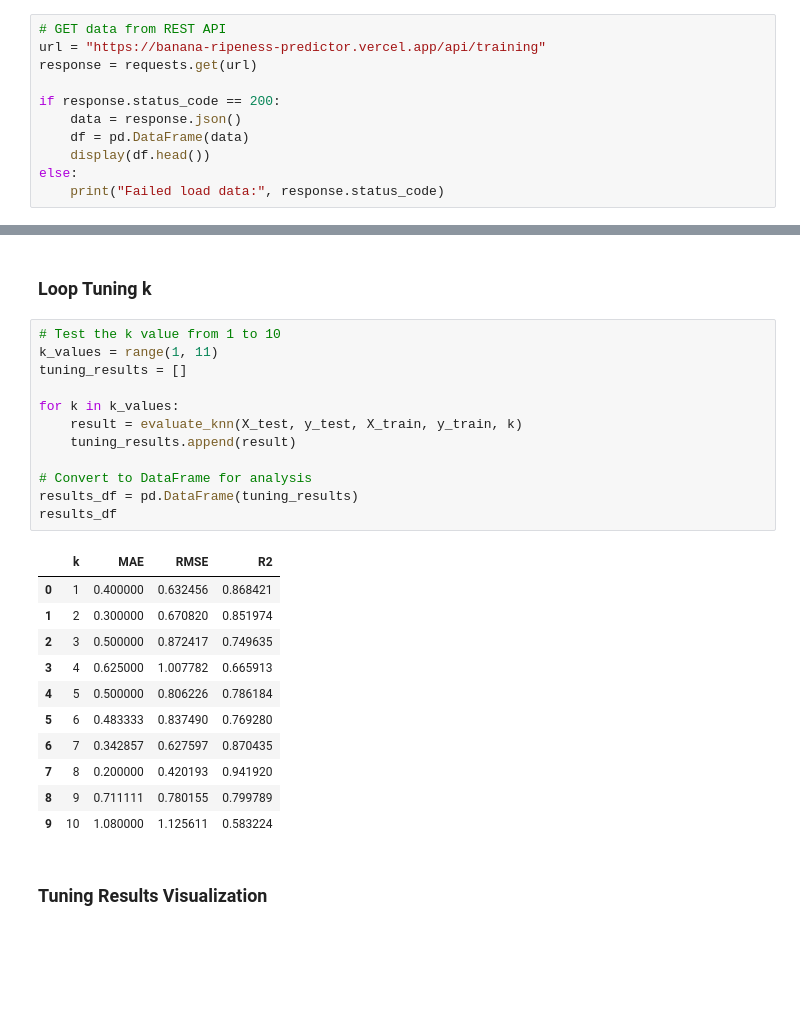
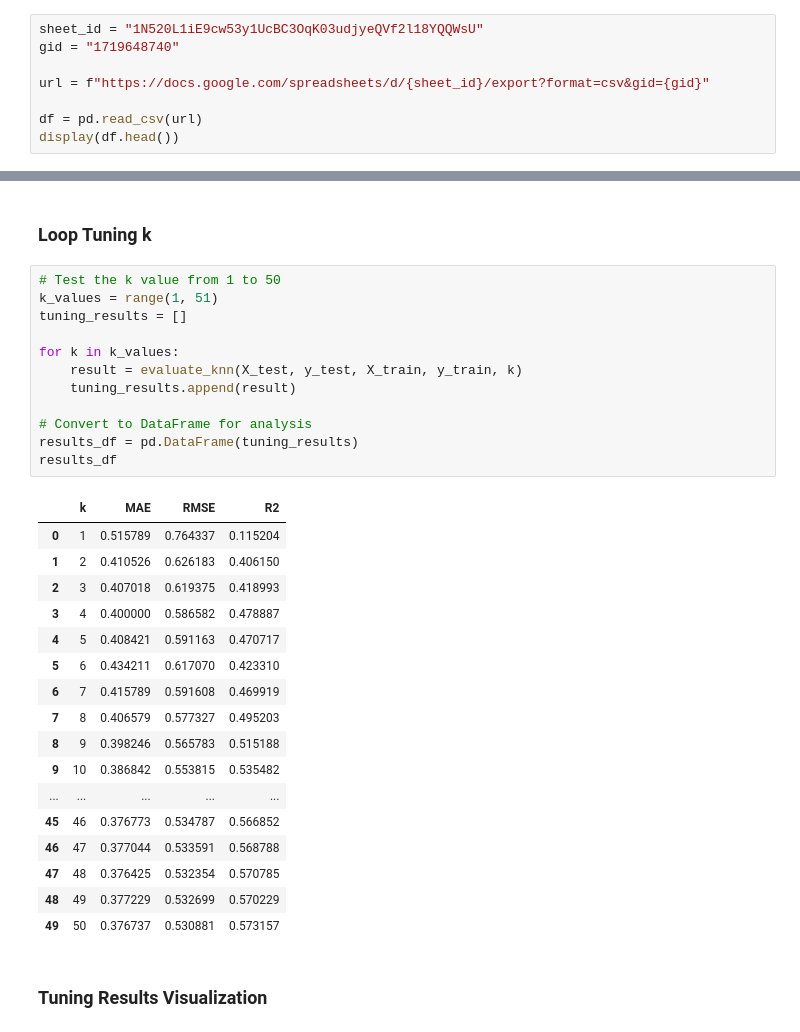
Before and after one commit to Kholil-Asjaduddin/banana-ripeness-predictor, a Jupyter notebook: machine-learning/prediction/knn_tuning.ipynb, the cells around one changed output, grey strips where cells are left out. Saved outputs shown, nothing was run; the diff lists cells and outputs as text; blank space fills up the shorter version.

```diff
--- a/machine-learning/prediction/knn_tuning.ipynb
+++ b/machine-learning/prediction/knn_tuning.ipynb
@@ -16,14 +16,11 @@ import matplotlib.pyplot as plt
 # %% [markdown]
 ### Load Data
 # %%
-# GET data from REST API
-url = "https://banana-ripeness-predictor.vercel.app/api/training"
-response = requests.get(url)
+sheet_id = "1N520L1iE9cw53y1UcBC3OqK03udjyeQVf2l18YQQWsU"
+gid = "1719648740"
 
-if response.status_code == 200:
-    data = response.json()
-    df = pd.DataFrame(data)
-    display(df.head())
-else:
-    print("Failed load data:", response.status_code)
+url = f"https://docs.google.com/spreadsheets/d/{sheet_id}/export?format=csv&gid={gid}"
+
+df = pd.read_csv(url)
+display(df.head())
 # %% [output]
@@ -115,29 +112,35 @@ def evaluate_knn(X_val, y_val, X_train, y_train, k):
 # %% [markdown]
 ### Loop Tuning k
 # %%
-# Test the k value from 1 to 10
-k_values = range(1, 11)
+# Test the k value from 1 to 50
+k_values = range(1, 51)
 tuning_results = []
 
 for k in k_values:
     result = evaluate_knn(X_test, y_test, X_train, y_train, k)
     tuning_results.append(result)
 
 # Convert to DataFrame for analysis
 results_df = pd.DataFrame(tuning_results)
 results_df
 # %% [output]
 |  | k | MAE | RMSE | R2 |
-| 0 | 1 | 0.400000 | 0.632456 | 0.868421 |
-| 1 | 2 | 0.300000 | 0.670820 | 0.851974 |
-| 2 | 3 | 0.500000 | 0.872417 | 0.749635 |
-| 3 | 4 | 0.625000 | 1.007782 | 0.665913 |
-| 4 | 5 | 0.500000 | 0.806226 | 0.786184 |
-| 5 | 6 | 0.483333 | 0.837490 | 0.769280 |
-| 6 | 7 | 0.342857 | 0.627597 | 0.870435 |
-| 7 | 8 | 0.200000 | 0.420193 | 0.941920 |
-| 8 | 9 | 0.711111 | 0.780155 | 0.799789 |
-| 9 | 10 | 1.080000 | 1.125611 | 0.583224 |
+| 0 | 1 | 0.515789 | 0.764337 | 0.115204 |
+| 1 | 2 | 0.410526 | 0.626183 | 0.406150 |
+| 2 | 3 | 0.407018 | 0.619375 | 0.418993 |
+| 3 | 4 | 0.400000 | 0.586582 | 0.478887 |
+| 4 | 5 | 0.408421 | 0.591163 | 0.470717 |
+| 5 | 6 | 0.434211 | 0.617070 | 0.423310 |
+| 6 | 7 | 0.415789 | 0.591608 | 0.469919 |
+| 7 | 8 | 0.406579 | 0.577327 | 0.495203 |
+| 8 | 9 | 0.398246 | 0.565783 | 0.515188 |
+| 9 | 10 | 0.386842 | 0.553815 | 0.535482 |
+| ... | ... | ... | ... | ... |
+| 45 | 46 | 0.376773 | 0.534787 | 0.566852 |
+| 46 | 47 | 0.377044 | 0.533591 | 0.568788 |
+| 47 | 48 | 0.376425 | 0.532354 | 0.570785 |
+| 48 | 49 | 0.377229 | 0.532699 | 0.570229 |
+| 49 | 50 | 0.376737 | 0.530881 | 0.573157 |
 # %% [markdown]
 ### Tuning Results Visualization
 # %%
```
Also changed, not shown: parts of 5 cells of this notebook, 1 other file.
